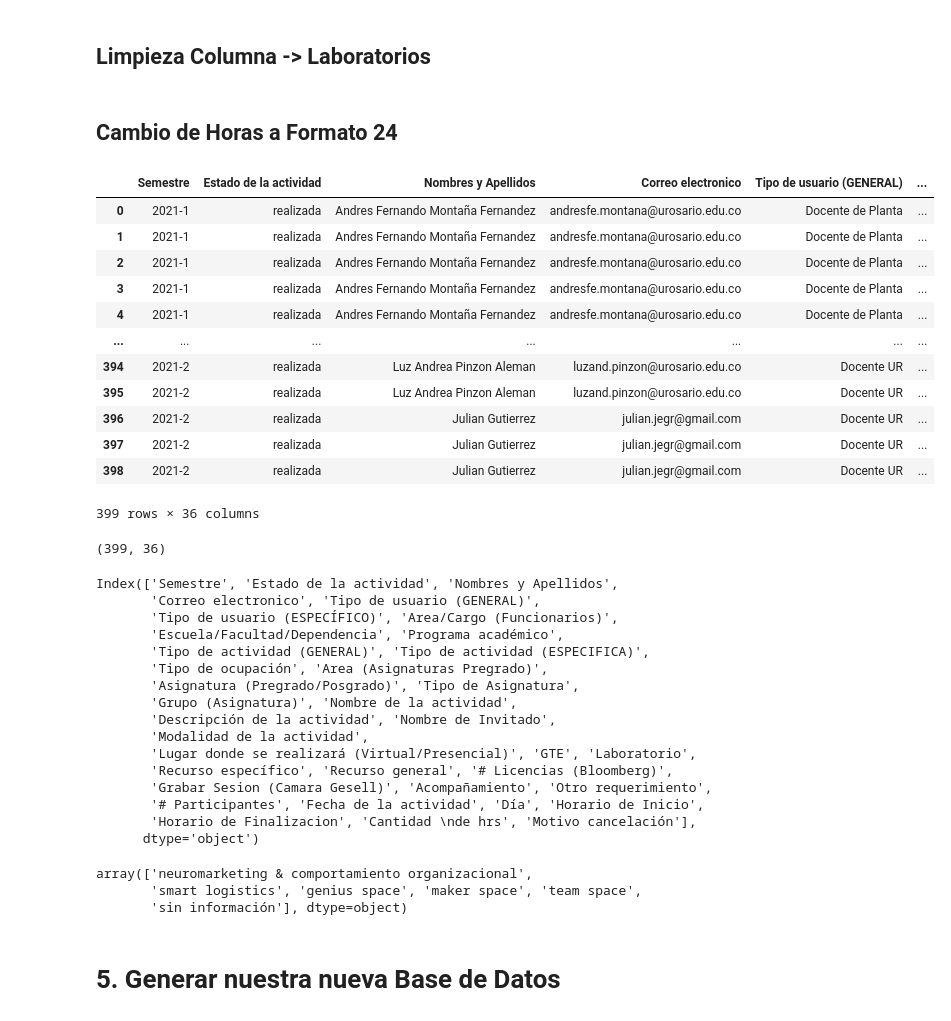
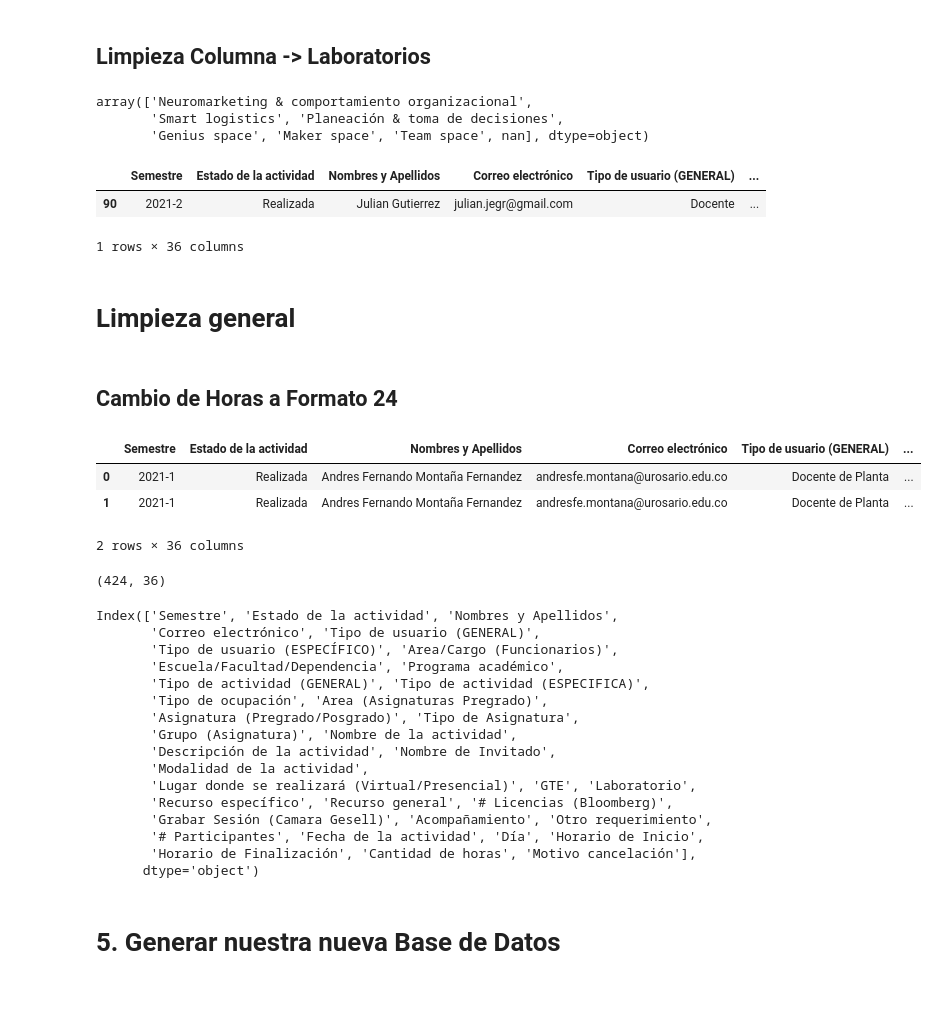
Before and after one commit to billywalker182/Dashboards, a Jupyter notebook: Laboratorios/V1/Limpieza_Datos.ipynb, the cells around one changed output. Cells and saved outputs as stored; diff of their text form; code cells hidden in the pictures; blank space fills up the shorter version.

```diff
--- a/Laboratorios/V1/Limpieza_Datos.ipynb
+++ b/Laboratorios/V1/Limpieza_Datos.ipynb
@@ -47,3 +69,5 @@ df_uremprende.rename(columns={'Cantidad \nhoras':'Cantidad \nde hrs'},inplace=Tr
+# %%
+df_uremprende.drop(['Unnamed: 17'], axis=1, inplace=True)
 # %%
 df_uremprende.columns
 # %% [output]
@@ -83,0 +131,2 @@ Laboratorios['Estado de la actividad'] = Laboratorios['Estado de la actividad'].
+# %%
+Laboratorios["Estado de la actividad"] = Laboratorios["Estado de la actividad"].str.capitalize()
@@ -86,3 +228,3 @@ Laboratorios['Estado de la actividad'] = Laboratorios['Estado de la actividad'].
 # %%
-Laboratorios['Tipo de ocupación'].replace({"ACADÉMICA":"Academico","EMPRESARIAL":"Empresarial","OTRO":"Otro",
+Laboratorios_3['Tipo de ocupación'].replace({"ACADÉMICA":"Academico","EMPRESARIAL":"Empresarial","OTRO":"Otro",
                                           'EMPRESARIAL ':"Empresarial",'OTRO ':"Otro"},inplace=True)
@@ -89,5 +290,19 @@ Laboratorios['Tipo de ocupación'].replace({"ACADÉMICA":"Academico","EMPRESARIA
 # %% [markdown]
 ## Limpieza Columna -> Laboratorios
 # %%
-Laboratorios['Laboratorio'] = Laboratorios['Laboratorio'].str.rstrip()
-Laboratorios['Laboratorio'] = Laboratorios['Laboratorio'].str.lower()
+Laboratorios_3['Laboratorio'] = Laboratorios_3['Laboratorio'].str.rstrip()
+Laboratorios_3['Laboratorio'] = Laboratorios_3['Laboratorio'].str.capitalize()
+# %%
+Laboratorios_3['Laboratorio'].unique()
+# %% [output]
+array(['Neuromarketing & comportamiento organizacional',
+       'Smart logistics', 'Planeación & toma de decisiones',
+       'Genius space', 'Maker space', 'Team space', nan], dtype=object)
+# %%
+Laboratorios_3[Laboratorios_3['Laboratorio'].isnull()]
+# %% [output]
+|  | Semestre | Estado de la actividad | Nombres y Apellidos | Correo electrónico | Tipo de usuario (GENERAL) | ... |
+| 90 | 2021-2 | Realizada | Julian Gutierrez | julian.jegr@gmail.com | Docente | ... |
+1 rows × 36 columns
+# %% [markdown]
+# Limpieza general
@@ -108,35 +329,26 @@ Laboratorios['Laboratorio'] = Laboratorios['Laboratorio'].str.lower()
 # %%
 #Horas = []
 #for i in range(len(Laboratorios)):
 #    valor = Laboratorios["Horario de Finalizacion"][i] - Laboratorios["Horario de Inicio"][i]
 #    valor = valor.seconds//60
 #    valor = valor / 60
 #    Horas.append(valor)
 #Laboratorios["Cantidad \nde hrs"] = Horas
-Laboratorios
+Laboratorios.head(2)
 # %% [output]
-|  | Semestre | Estado de la actividad | Nombres y Apellidos | Correo electronico | Tipo de usuario (GENERAL) | ... |
-| 0 | 2021-1 | realizada | Andres Fernando Montaña Fernandez | andresfe.montana@urosario.edu.co | Docente de Planta | ... |
-| 1 | 2021-1 | realizada | Andres Fernando Montaña Fernandez | andresfe.montana@urosario.edu.co | Docente de Planta | ... |
-| 2 | 2021-1 | realizada | Andres Fernando Montaña Fernandez | andresfe.montana@urosario.edu.co | Docente de Planta | ... |
-| 3 | 2021-1 | realizada | Andres Fernando Montaña Fernandez | andresfe.montana@urosario.edu.co | Docente de Planta | ... |
-| 4 | 2021-1 | realizada | Andres Fernando Montaña Fernandez | andresfe.montana@urosario.edu.co | Docente de Planta | ... |
-| ... | ... | ... | ... | ... | ... | ... |
-| 394 | 2021-2 | realizada | Luz Andrea Pinzon Aleman | luzand.pinzon@urosario.edu.co | Docente UR | ... |
-| 395 | 2021-2 | realizada | Luz Andrea Pinzon Aleman | luzand.pinzon@urosario.edu.co | Docente UR | ... |
-| 396 | 2021-2 | realizada | Julian Gutierrez | julian.jegr@gmail.com | Docente UR | ... |
-| 397 | 2021-2 | realizada | Julian Gutierrez | julian.jegr@gmail.com | Docente UR | ... |
-| 398 | 2021-2 | realizada | Julian Gutierrez | julian.jegr@gmail.com | Docente UR | ... |
+|  | Semestre | Estado de la actividad | Nombres y Apellidos | Correo electrónico | Tipo de usuario (GENERAL) | ... |
+| 0 | 2021-1 | Realizada | Andres Fernando Montaña Fernandez | andresfe.montana@urosario.edu.co | Docente de Planta | ... |
+| 1 | 2021-1 | Realizada | Andres Fernando Montaña Fernandez | andresfe.montana@urosario.edu.co | Docente de Planta | ... |
-399 rows × 36 columns
+2 rows × 36 columns
 # %%
-Laboratorios.shape
+Laboratorios_3.shape
 # %% [output]
-(399, 36)
+(424, 36)
 # %%
-Laboratorios.columns
+Laboratorios_3.columns
 # %% [output]
 Index(['Semestre', 'Estado de la actividad', 'Nombres y Apellidos',
-       'Correo electronico', 'Tipo de usuario (GENERAL)',
+       'Correo electrónico', 'Tipo de usuario (GENERAL)',
        'Tipo de usuario (ESPECÍFICO)', 'Area/Cargo (Funcionarios)',
        'Escuela/Facultad/Dependencia', 'Programa académico',
        'Tipo de actividad (GENERAL)', 'Tipo de actividad (ESPECIFICA)',
@@ -147,16 +359,10 @@ Index(['Semestre', 'Estado de la actividad', 'Nombres y Apellidos',
        'Modalidad de la actividad',
        'Lugar donde se realizará (Virtual/Presencial)', 'GTE', 'Laboratorio',
        'Recurso específico', 'Recurso general', '# Licencias (Bloomberg)',
-       'Grabar Sesion (Camara Gesell)', 'Acompañamiento', 'Otro requerimiento',
+       'Grabar Sesión (Camara Gesell)', 'Acompañamiento', 'Otro requerimiento',
        '# Participantes', 'Fecha de la actividad', 'Día', 'Horario de Inicio',
-       'Horario de Finalizacion', 'Cantidad \nde hrs', 'Motivo cancelación'],
+       'Horario de Finalización', 'Cantidad de horas', 'Motivo cancelación'],
       dtype='object')
-# %%
-Laboratorios['Laboratorio'].unique()
-# %% [output]
-array(['neuromarketing & comportamiento organizacional',
-       'smart logistics', 'genius space', 'maker space', 'team space',
-       'sin información'], dtype=object)
 # %% [markdown]
 # 5. Generar nuestra nueva Base de Datos
 # %%
```
Also changed, not shown: parts of 51 cells of this notebook, 7 other files.
